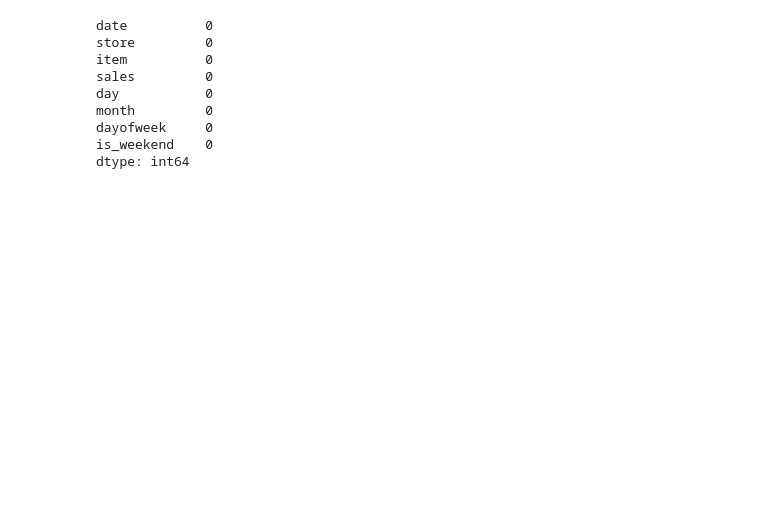
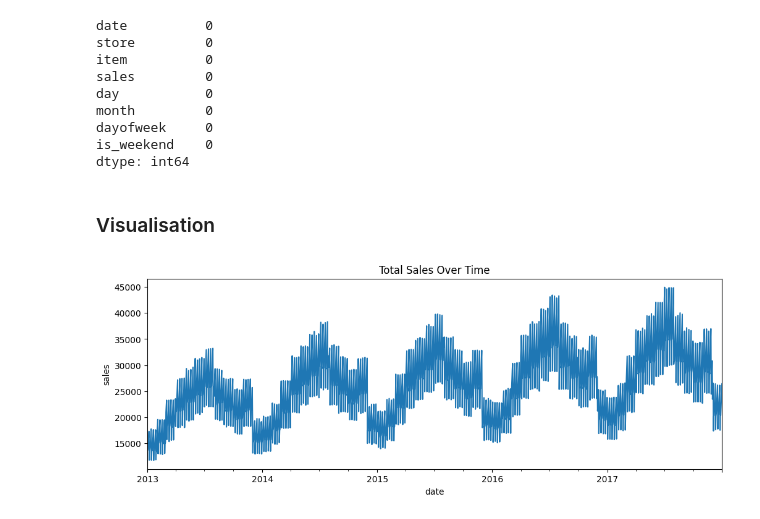
Before and after one commit to mann-rana29/Sales-Forecasting-Model, a Jupyter notebook: notebooks/eda.ipynb, the cells around one changed output. Drawn from its saved outputs; the diff is of its cells as text; code cells hidden in the pictures; blank space fills up the shorter version.

Commit message:
Visualisation of data done

```diff
--- a/notebooks/eda.ipynb
+++ b/notebooks/eda.ipynb
@@ -6,5 +9,5 @@ import numpy as np
 # %%
-df = pd.read_csv('../data/sales-data.csv')
+df = pd.read_csv('../data/raw/sales-data.csv')
 # %%
 df.head(5)
 # %% [output]
@@ -166,0 +170,2 @@ df.to_csv("../data/clean-data.csv",index = False)
+# %% [markdown]
+### Visualisation
@@ -166,0 +175,4 @@ df.to_csv("../data/clean-data.csv",index = False)
+# %%
+ax = df.groupby('date')['sales'].sum().plot(figsize=(12,4), title = "Total Sales Over Time", ylabel = "sales")
+# %% [output]
+[figure, added]
```
Also changed, not shown: parts of 13 cells of this notebook, 11 other files.
